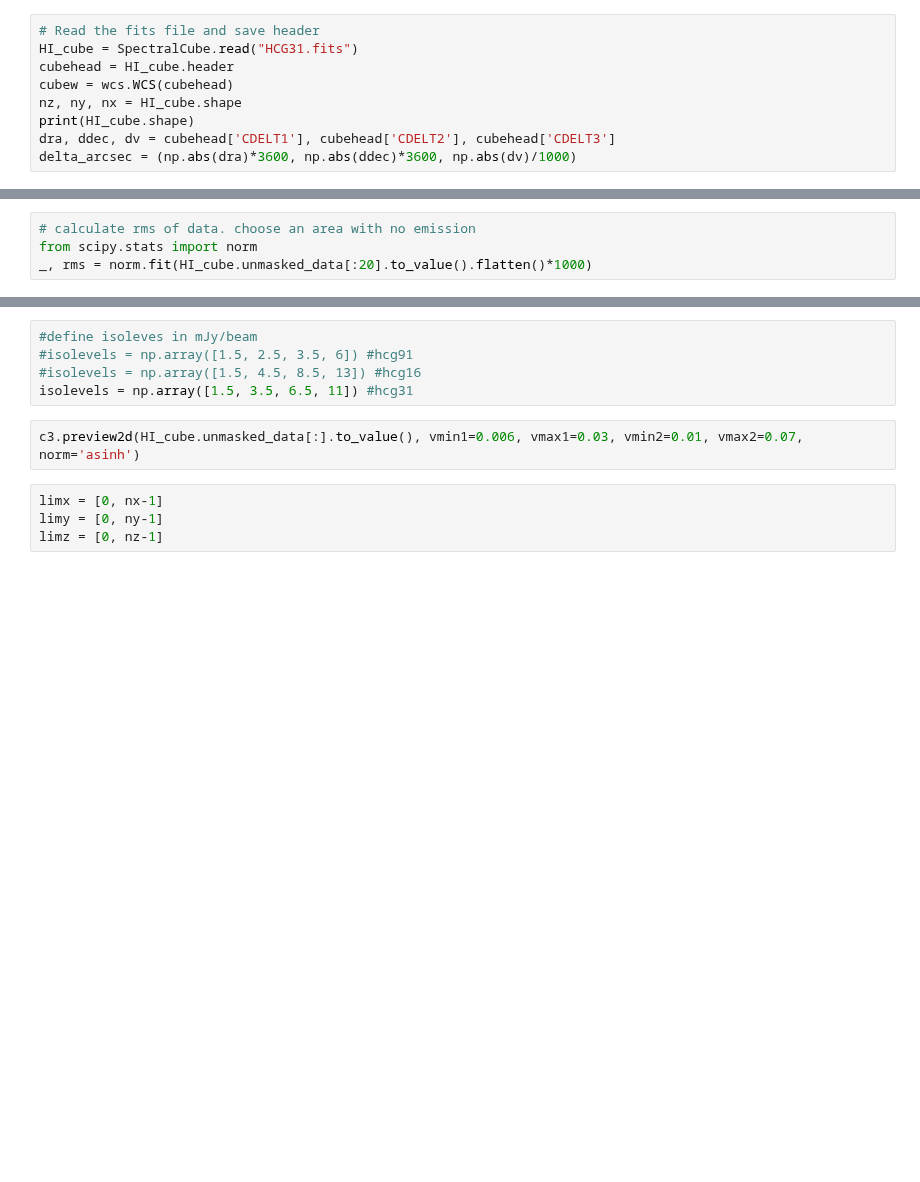
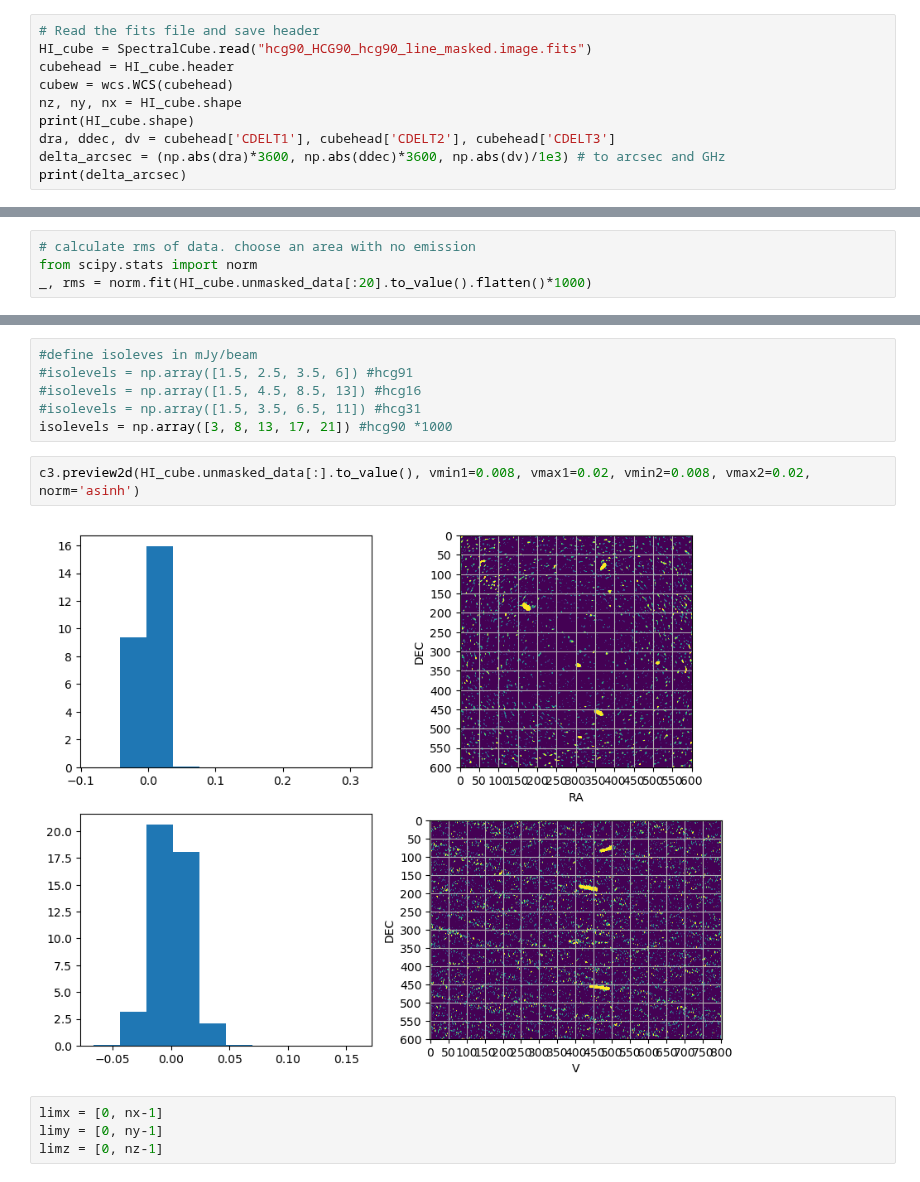
Before and after one commit to ixakalabadie/ViSL3D, a Jupyter notebook: create_3d_visualization.ipynb, the cells around one changed output, grey strips where cells are left out. Saved outputs shown, nothing was run; the diff lists cells and outputs as text; blank space fills up the shorter version.

```diff
--- a/create_3d_visualization.ipynb
+++ b/create_3d_visualization.ipynb
@@ -20,11 +20,12 @@ importlib.reload(c3)
 /home/ixakalabadie/Visualization
 # %%
 # Read the fits file and save header
-HI_cube = SpectralCube.read("HCG31.fits")
+HI_cube = SpectralCube.read("hcg90_HCG90_hcg90_line_masked.image.fits")
 cubehead = HI_cube.header
 cubew = wcs.WCS(cubehead)
 nz, ny, nx = HI_cube.shape
 print(HI_cube.shape)
 dra, ddec, dv = cubehead['CDELT1'], cubehead['CDELT2'], cubehead['CDELT3']
-delta_arcsec = (np.abs(dra)*3600, np.abs(ddec)*3600, np.abs(dv)/1000)
+delta_arcsec = (np.abs(dra)*3600, np.abs(ddec)*3600, np.abs(dv)/1e3) # to arcsec and GHz
+print(delta_arcsec)
 # %% [output]
@@ -64,9 +68,12 @@ plt.yscale('log')
 #define isoleves in mJy/beam
 #isolevels = np.array([1.5, 2.5, 3.5, 6]) #hcg91
 #isolevels = np.array([1.5, 4.5, 8.5, 13]) #hcg16
-isolevels = np.array([1.5, 3.5, 6.5, 11]) #hcg31
+#isolevels = np.array([1.5, 3.5, 6.5, 11]) #hcg31
+isolevels = np.array([3, 8, 13, 17, 21]) #hcg90 *1000
 # %%
-c3.preview2d(HI_cube.unmasked_data[:].to_value(), vmin1=0.006, vmax1=0.03, vmin2=0.01, vmax2=0.07, norm='asinh')
+c3.preview2d(HI_cube.unmasked_data[:].to_value(), vmin1=0.008, vmax1=0.02, vmin2=0.008, vmax2=0.02, norm='asinh')
+# %% [output]
+[figure, added]
 # %%
 limx = [0, nx-1]
 limy = [0, ny-1]
```
Also changed, not shown: parts of 15 cells of this notebook, 6 other files.
